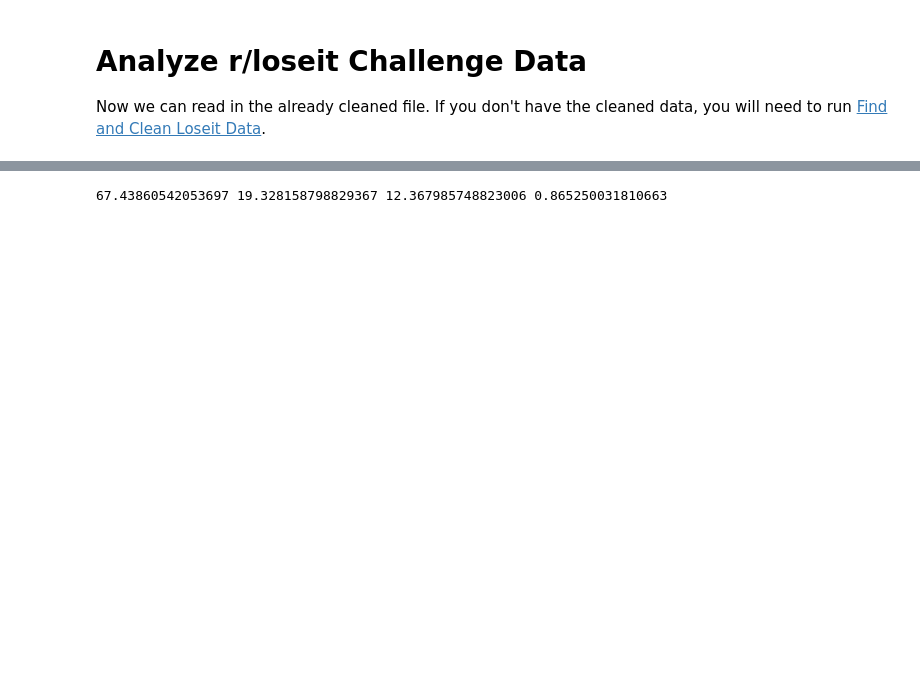
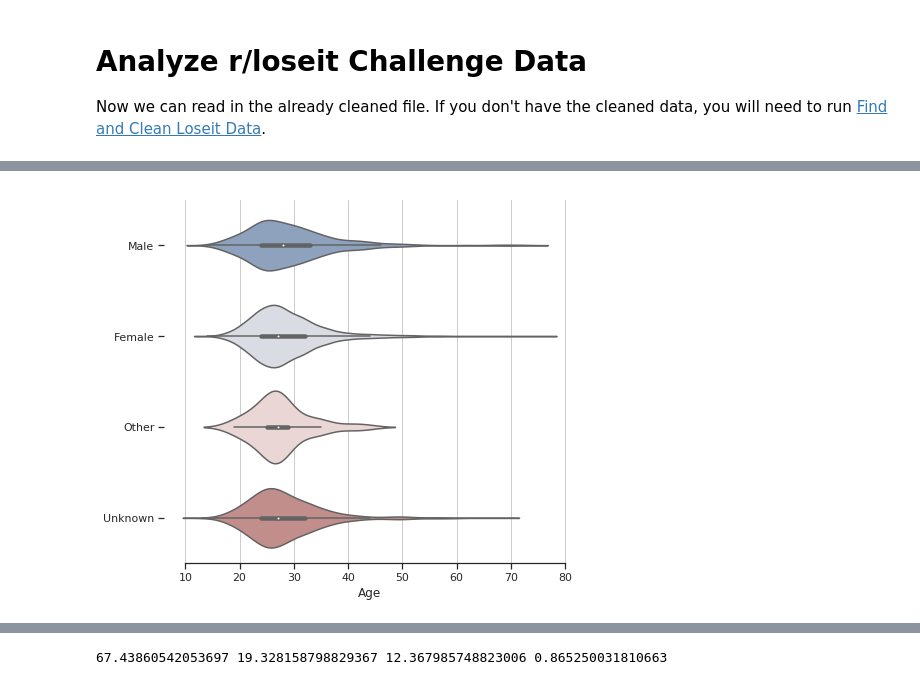
Before and after one commit to csmithchicago/Loseit, a Jupyter notebook: analyze_loseit_challenge_data.ipynb, the cells around one changed output, grey strips where cells are left out. Saved outputs shown, nothing was run; the diff lists cells and outputs as text; code cells hidden in the pictures; blank space fills up the shorter version.

```diff
--- a/analyze_loseit_challenge_data.ipynb
+++ b/analyze_loseit_challenge_data.ipynb
@@ -39,0 +190,17 @@ dtype: int64
+# %%
+no_out_age = no_out_df[no_out_df.Age < 100]
+no_out_age = no_out_age[no_out_age.Age >1]
+# %%
+sns.set(style="ticks")
+f, ax = plt.subplots(figsize=(7, 6))
+
+sns.violinplot(x='Age', y="Gender", data=no_out_age,
+            palette="vlag")
+
+ax.xaxis.grid(True)
+ax.set(ylabel="")
+sns.despine(trim=True, left=True)
+f.tight_layout()
+f.savefig('./figures/violin_gender_age.png', dpi=400)
+# %% [output]
+[figure, added]
```
Also changed, not shown: parts of 61 cells of this notebook, 1 other file.
